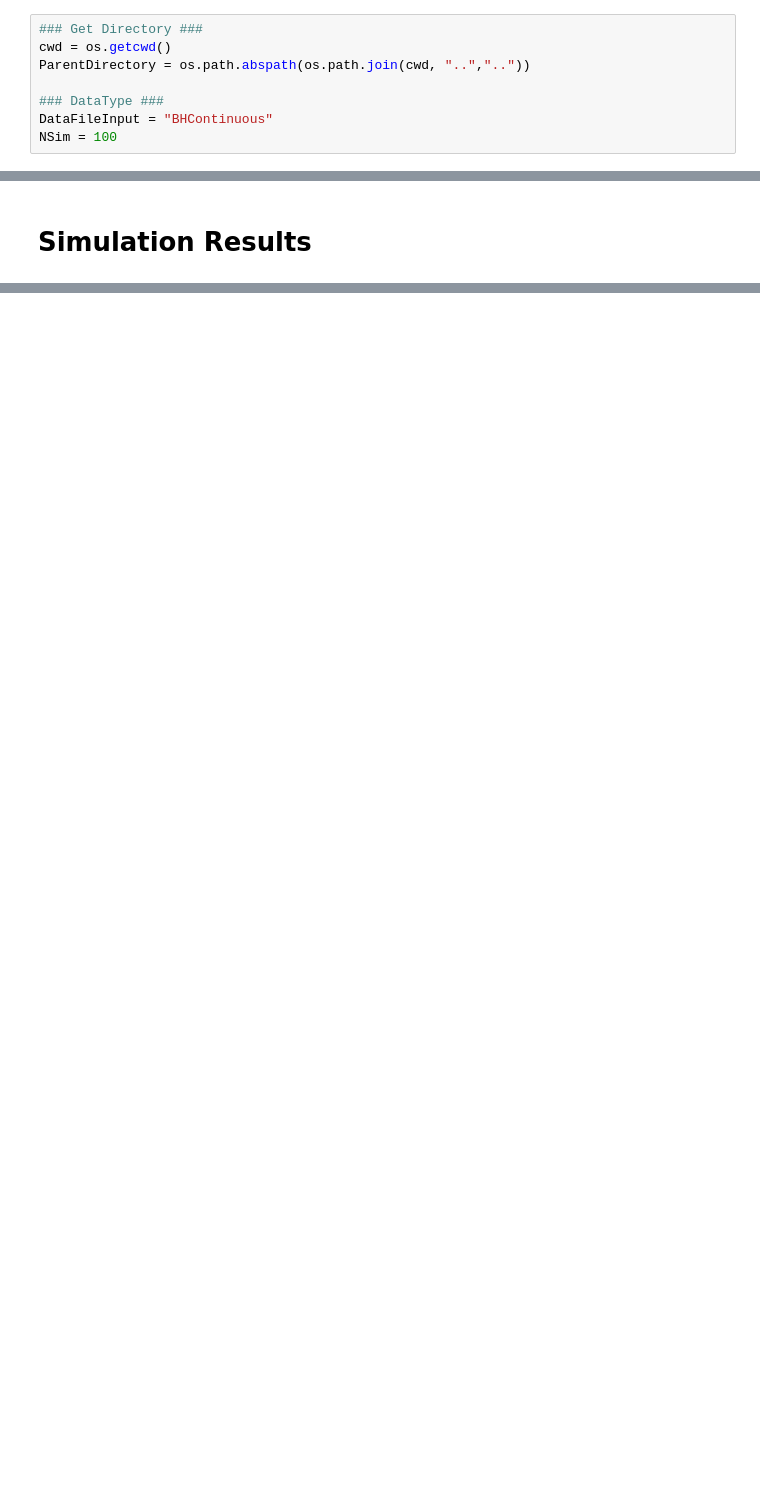
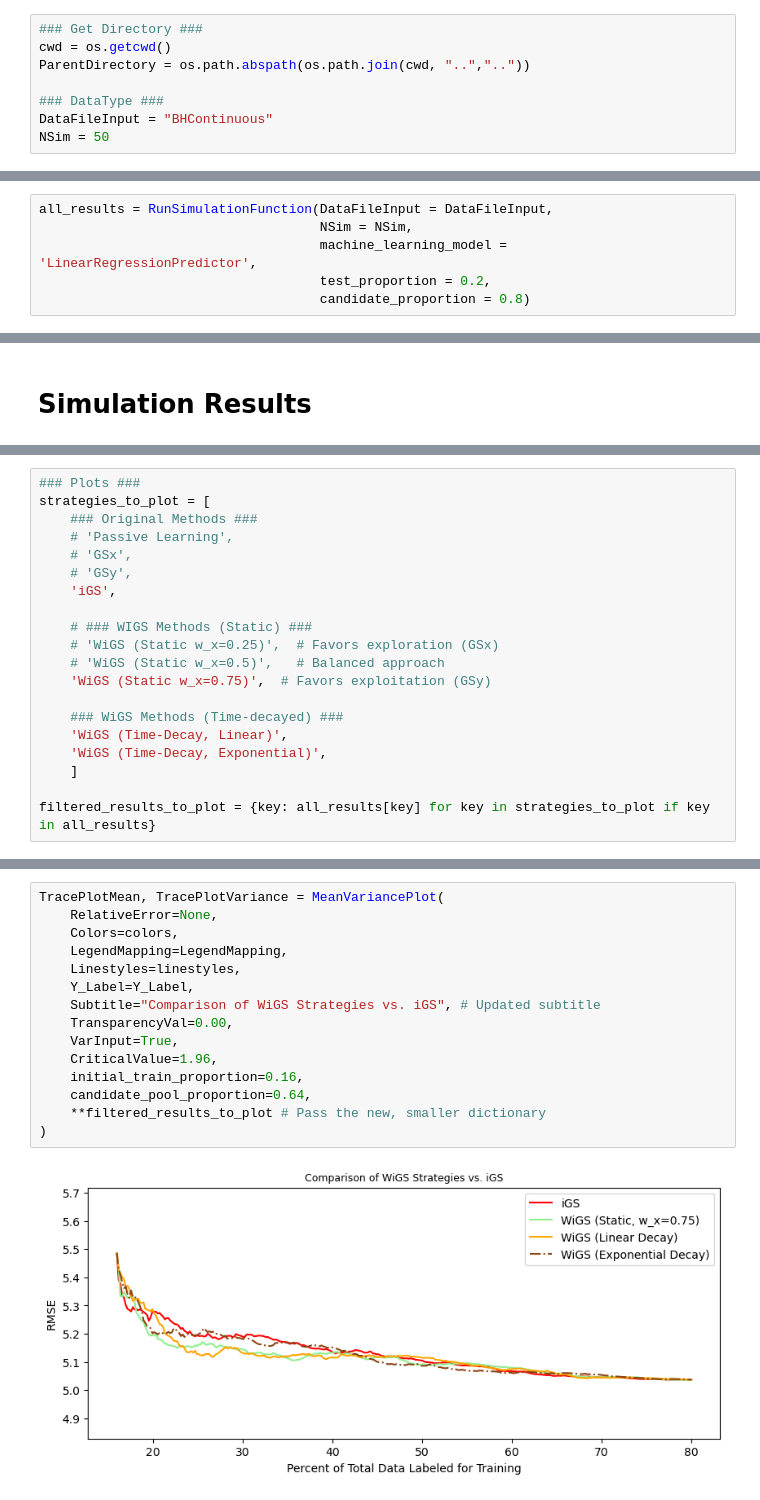
Before and after one commit to troyrusso/WeightedGreedySampling, a Jupyter notebook: Code/Notebooks/OneIterationRun.ipynb, the cells around one changed output, grey strips where cells are left out. Saved outputs shown, nothing was run; the diff lists cells and outputs as text; blank space fills up the shorter version.

Commit message:
Implemented WiGS, Static and TimeDecay

```diff
--- a/Code/Notebooks/OneIterationRun.ipynb
+++ b/Code/Notebooks/OneIterationRun.ipynb
@@ -24,4 +24,4 @@ ParentDirectory = os.path.abspath(os.path.join(cwd, "..",".."))
 
 ### DataType ###
 DataFileInput = "BHContinuous"
-NSim = 100
+NSim = 50
@@ -206,0 +30,6 @@ Iteration 99
+# %%
+all_results = RunSimulationFunction(DataFileInput = DataFileInput,
+                                    NSim = NSim,
+                                    machine_learning_model = 'LinearRegressionPredictor',
+                                    test_proportion = 0.2,
+                                    candidate_proportion = 0.8)
@@ -264,0 +101,20 @@ TracePlotMean, TracePlotVariance = MeanVariancePlot(
+# %%
+### Plots ###
+strategies_to_plot = [
+    ### Original Methods ###
+    # 'Passive Learning',
+    # 'GSx',
+    # 'GSy',
+    'iGS',
+
+    # ### WIGS Methods (Static) ###
+    # 'WiGS (Static w_x=0.25)',  # Favors exploration (GSx)
+    # 'WiGS (Static w_x=0.5)',   # Balanced approach
+    'WiGS (Static w_x=0.75)',  # Favors exploitation (GSy)
+
+    ### WiGS Methods (Time-decayed) ###
+    'WiGS (Time-Decay, Linear)',
+    'WiGS (Time-Decay, Exponential)',
+    ]
+
+filtered_results_to_plot = {key: all_results[key] for key in strategies_to_plot if key in all_results}
@@ -264,0 +123,17 @@ TracePlotMean, TracePlotVariance = MeanVariancePlot(
+# %%
+TracePlotMean, TracePlotVariance = MeanVariancePlot(
+    RelativeError=None,
+    Colors=colors,
+    LegendMapping=LegendMapping,
+    Linestyles=linestyles,
+    Y_Label=Y_Label,
+    Subtitle="Comparison of WiGS Strategies vs. iGS", # Updated subtitle
+    TransparencyVal=0.00,
+    VarInput=True,
+    CriticalValue=1.96,
+    initial_train_proportion=0.16,
+    candidate_pool_proportion=0.64,
+    **filtered_results_to_plot # Pass the new, smaller dictionary
+)
+# %% [output]
+[figure, added]
```
Also changed, not shown: parts of 16 cells of this notebook, 46 other files.
